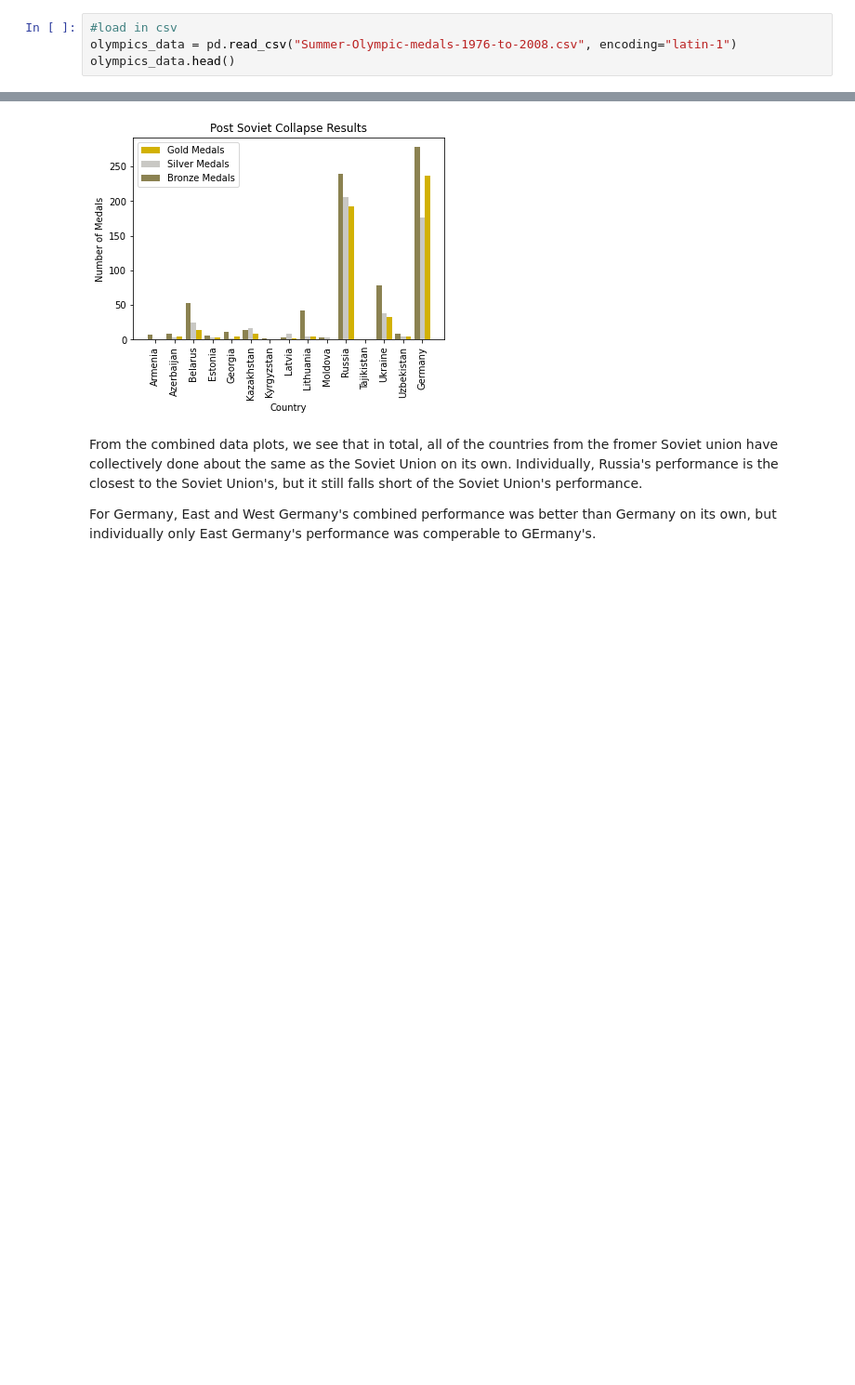
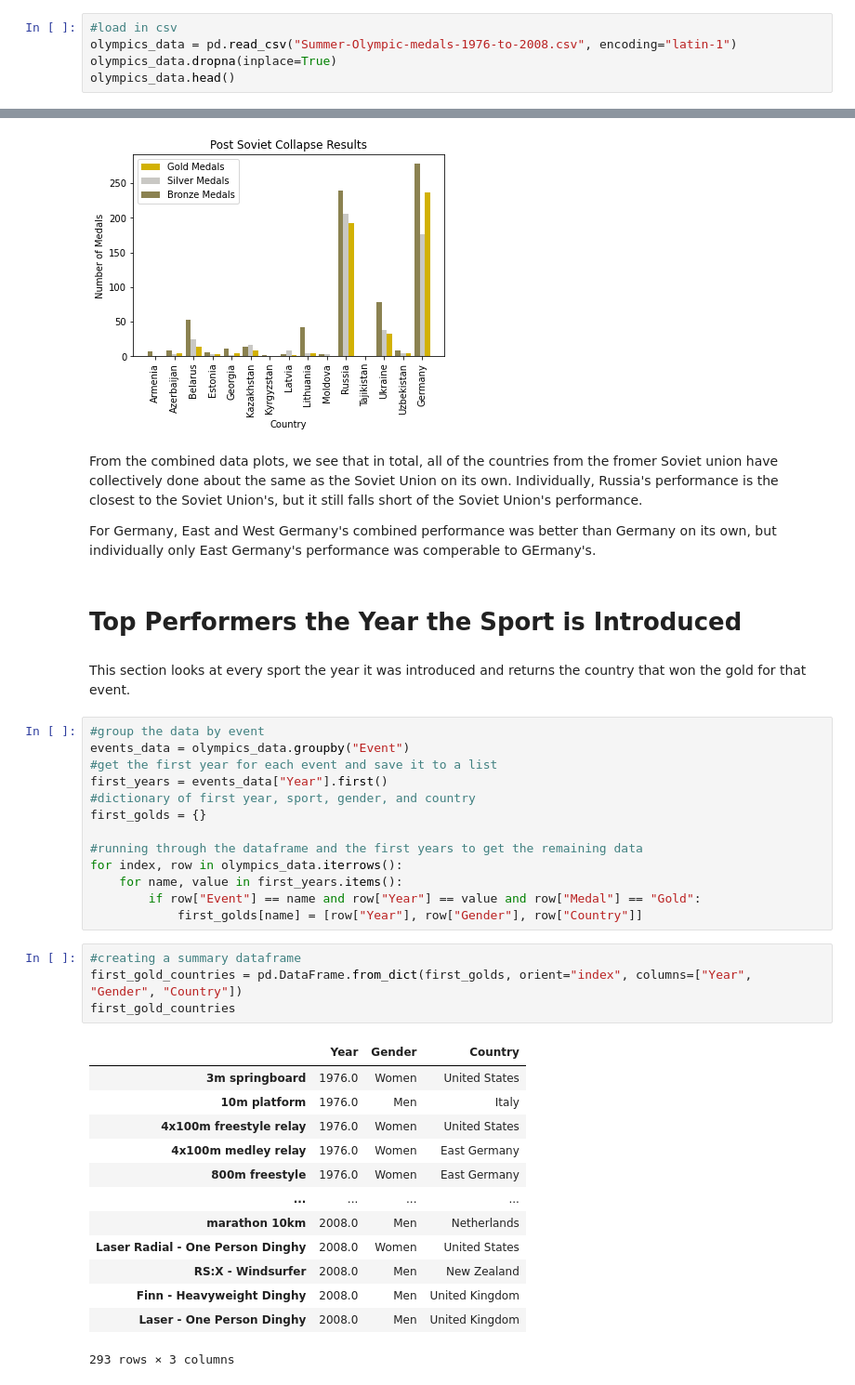
Before and after one commit to rbvancleave/project_1_olympicmedals, a Jupyter notebook: Summer-Olympics-Main.ipynb, the cells around one changed output, grey strips where cells are left out. Shown: that part at 93% size. Cells and saved outputs as stored; diff of their text form; blank space fills up the shorter version.

Commit message:
Update Summer-Olympics-Main.ipynb
added top performers first year of sport category

```diff
--- a/Summer-Olympics-Main.ipynb
+++ b/Summer-Olympics-Main.ipynb
@@ -9,6 +9,7 @@ import json
 # %%
 #load in csv
 olympics_data = pd.read_csv("Summer-Olympic-medals-1976-to-2008.csv", encoding="latin-1")
+olympics_data.dropna(inplace=True)
 olympics_data.head()
 # %% [output]
 |  | City | Year | Sport | Discipline | Event | Athlete | Gender | Country_Code | Country | Event_gender | ... |
@@ -262,3 +263,38 @@ plt.show()
 From the combined data plots, we see that in total, all of the countries from the fromer Soviet union have collectively done about the same as the Soviet Union on its own. Individually, Russia's performance is the closest to the Soviet Union's, but it still falls short of the Soviet Union's performance.
 
 For Germany, East and West Germany's combined performance was better than Germany on its own, but individually only East Germany's performance was comperable to GErmany's.
+# %% [markdown]
+# Top Performers the Year the Sport is Introduced
+# %% [markdown]
+This section looks at every sport the year it was introduced and returns the country that won the gold for that event.
+# %%
+#group the data by event
+events_data = olympics_data.groupby("Event")
+#get the first year for each event and save it to a list
+first_years = events_data["Year"].first()
+#dictionary of first year, sport, gender, and country
+first_golds = {}
+
+#running through the dataframe and the first years to get the remaining data
+for index, row in olympics_data.iterrows():
+    for name, value in first_years.items():
+        if row["Event"] == name and row["Year"] == value and row["Medal"] == "Gold":
+            first_golds[name] = [row["Year"], row["Gender"], row["Country"]]
+# %%
+#creating a summary dataframe
+first_gold_countries = pd.DataFrame.from_dict(first_golds, orient="index", columns=["Year", "Gender", "Country"])
+first_gold_countries
+# %% [output]
+|  | Year | Gender | Country |
+| 3m springboard | 1976.0 | Women | United States |
+| 10m platform | 1976.0 | Men | Italy |
+| 4x100m freestyle relay | 1976.0 | Women | United States |
+| 4x100m medley relay | 1976.0 | Women | East Germany |
+| 800m freestyle | 1976.0 | Women | East Germany |
+| ... | ... | ... | ... |
+| marathon 10km | 2008.0 | Men | Netherlands |
+| Laser Radial - One Person Dinghy | 2008.0 | Women | United States |
+| RS:X - Windsurfer | 2008.0 | Men | New Zealand |
+| Finn - Heavyweight Dinghy | 2008.0 | Men | United Kingdom |
+| Laser - One Person Dinghy | 2008.0 | Men | United Kingdom |
+293 rows × 3 columns
```
Also changed, not shown: parts of 1 cell of this notebook.
